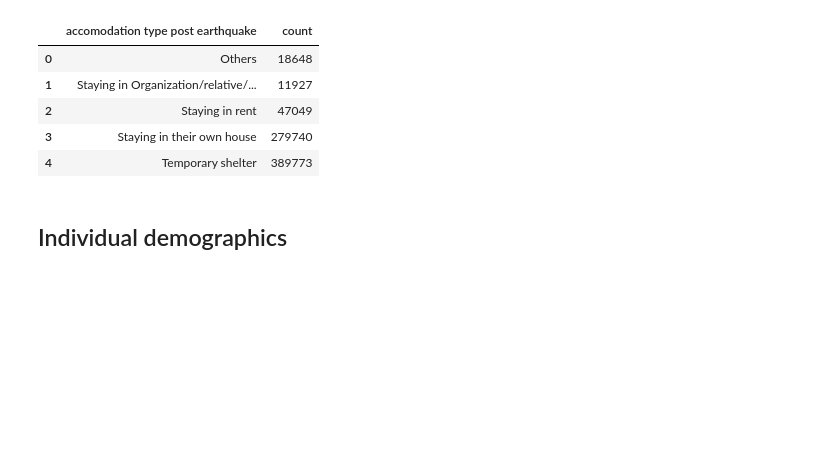
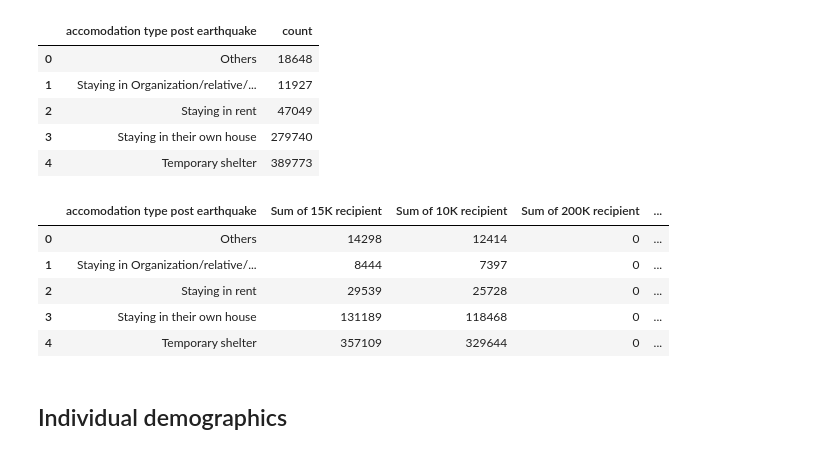
Before and after one commit to sandraabu/earthquake-damage, a Jupyter notebook: sql-earthquake.ipynb, the cells around one changed output. Drawn from its saved outputs; the diff is of its cells as text; code cells hidden in the pictures; blank space fills up the shorter version.

Commit message:
Kaggle Notebook | sql_earthquake | Version 5

```diff
--- a/sql-earthquake.ipynb
+++ b/sql-earthquake.ipynb
@@ -488,6 +488,22 @@ GROUP BY shelter_condition_household_post_eq;
 | 2 | Staying in rent | 47049 |
 | 3 | Staying in their own house | 279740 |
 | 4 | Temporary shelter | 389773 |
+# %%
+pd.read_sql("""
+SELECT shelter_condition_household_post_eq AS 'accomodation type post earthquake', SUM(is_recipient_rahat_15k) AS 'Sum of 15K recipient',SUM(is_recipient_rahat_10k) AS 'Sum of 10K recipient',
+        SUM(is_recipient_rahat_200k) AS 'Sum of 200K recipient', SUM(is_recipient_rahat_social_security_3k) AS 'Sum of 3K recipient', SUM(is_recipient_rahat_none)AS 'Sum of none K recipient',
+        SUM(is_ineligible_rahat)AS 'Sum of ineligible'
+FROM household_earthquake_impact
+WHERE shelter_condition_household_post_eq IS NOT NULL
+GROUP BY shelter_condition_household_post_eq;
+""", conn)
+# %% [output]
+|  | accomodation type post earthquake | Sum of 15K recipient | Sum of 10K recipient | Sum of 200K recipient | ... |
+| 0 | Others | 14298 | 12414 | 0 | ... |
+| 1 | Staying in Organization/relative/... | 8444 | 7397 | 0 | ... |
+| 2 | Staying in rent | 29539 | 25728 | 0 | ... |
+| 3 | Staying in their own house | 131189 | 118468 | 0 | ... |
+| 4 | Temporary shelter | 357109 | 329644 | 0 | ... |
 # %% [markdown]
 ## Individual demographics
 # %%
```
Also changed, not shown: parts of 5 cells of this notebook.
